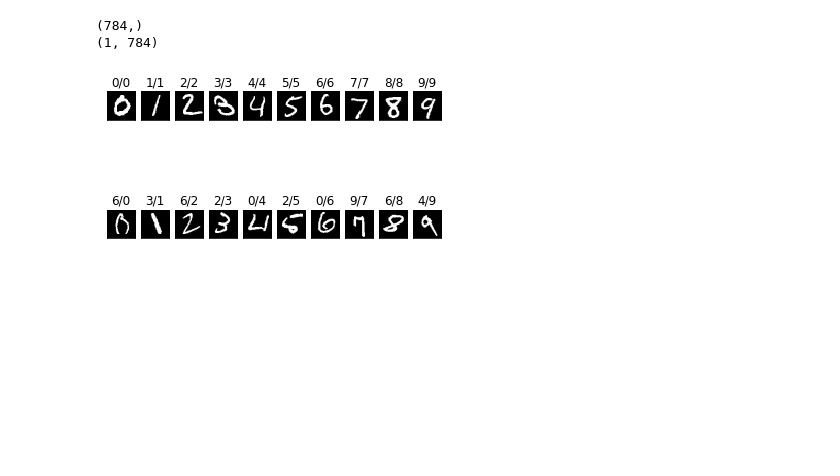
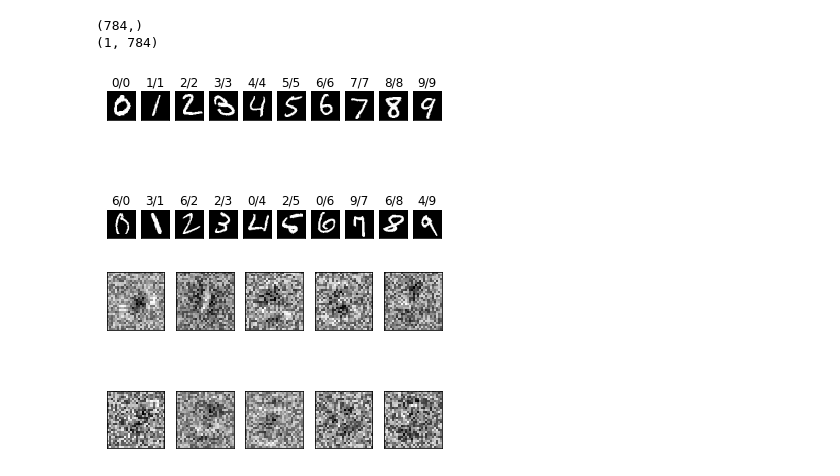
Before and after one commit to kdmalc/CompNeuro, a Jupyter notebook: NSC_HW3/Homework3.ipynb, the cells around one changed output. Saved outputs shown, nothing was run; the diff lists cells and outputs as text; code cells hidden in the pictures; blank space fills up the shorter version.

```diff
--- a/NSC_HW3/Homework3.ipynb
+++ b/NSC_HW3/Homework3.ipynb
@@ -349,12 +349,30 @@ plt.show()
 # %%
 ##
 ## Q3. Create "images" of the connection weight adapting the code used to display
 ## the actual digit images. There should be 10 weight images, an image for each
 ## set of weight connecting the input layer (784 inputs) to each output node.
 ## You will want to reshape the (784,1) vector of weights to a (28,28) image and
 ## display the result using imshow()
 
 ### INSERT Q3 SOLUTION HERE ###
+
+#W = network.layers[0].get_weights()[0]     # weights input to hidden
+#B = network.layers[0].get_weights()[1]     # bias to hidden
+#print('W {} | B {}'.format(W.shape, B.shape))
+#W.shape = 784,10
+
+w_rs = np.reshape(W, (28,28,10))
+fig = plt.figure()
+for i in range(10):
+    plt.subplot(2,5,i+1)
+
+    plt.imshow(w_rs[:,:,i], cmap='gray', interpolation='none')
+    plt.title(f"{i}")
+    plt.xticks([])
+    plt.yticks([])
+plt.show()
+# %% [output]
+[figure, added]
 # %%
 ##
 ## Q4. Use the weight matrix (W), bias vector (B), and activation function (simple sigmoid)
```
Also changed, not shown: parts of 2 cells of this notebook, 1 other file.
